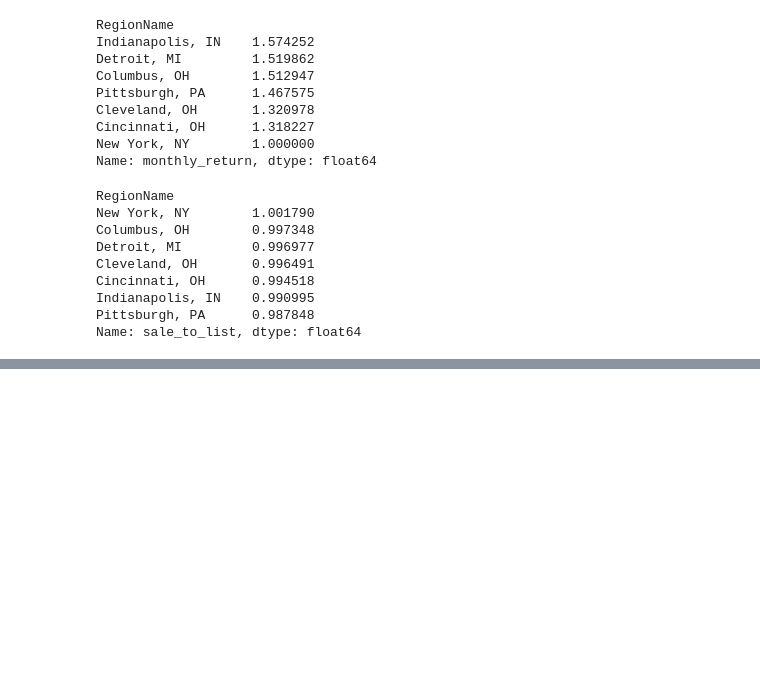
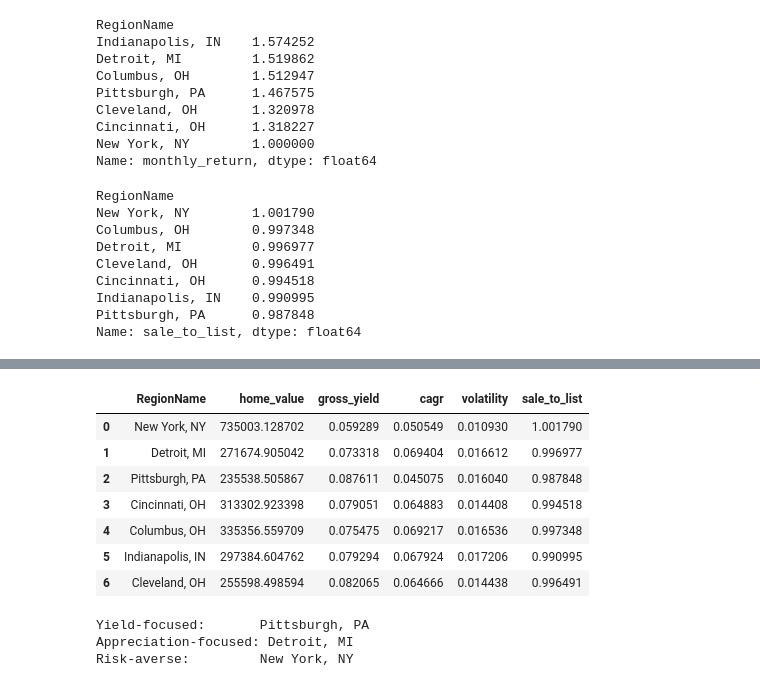
Before and after one commit to mrudangjikar/metro-housing-analysis, a Jupyter notebook: notebooks/metro_analysis.ipynb, the cells around one changed output, grey strips where cells are left out. Saved outputs shown, nothing was run; the diff lists cells and outputs as text; code cells hidden in the pictures; blank space fills up the shorter version.

Commit message:
Build summary table with risk-adjusted metrics and investor recommendations

```diff
--- a/notebooks/metro_analysis.ipynb
+++ b/notebooks/metro_analysis.ipynb
@@ -297,3 +297,6 @@ Cincinnati, OH      0.994518
 Indianapolis, IN    0.990995
 Pittsburgh, PA      0.987848
 Name: sale_to_list, dtype: float64
+# %%
+summary = latest[["RegionName", "home_value", "gross_yield"]].copy()
+summary
@@ -299,0 +312,3 @@ Name: sale_to_list, dtype: float64
+# %%
+summary = summary.merge(growth[["RegionName", "cagr"]], on="RegionName")
+summary
@@ -299,0 +324,4 @@ Name: sale_to_list, dtype: float64
+# %%
+vol_df = volatility.reset_index()
+vol_df.columns = ["RegionName", "volatility"]
+vol_df
@@ -299,0 +337,3 @@ Name: sale_to_list, dtype: float64
+# %%
+summary = summary.merge(vol_df, on="RegionName")
+summary
@@ -299,0 +349,22 @@ Name: sale_to_list, dtype: float64
+# %%
+liq_df = liquidity.reset_index()
+liq_df.columns = ["RegionName", "sale_to_list"]
+summary = summary.merge(liq_df, on="RegionName")
+summary
+# %% [output]
+|  | RegionName | home_value | gross_yield | cagr | volatility | sale_to_list |
+| 0 | New York, NY | 735003.128702 | 0.059289 | 0.050549 | 0.010930 | 1.001790 |
+| 1 | Detroit, MI | 271674.905042 | 0.073318 | 0.069404 | 0.016612 | 0.996977 |
+| 2 | Pittsburgh, PA | 235538.505867 | 0.087611 | 0.045075 | 0.016040 | 0.987848 |
+| 3 | Cincinnati, OH | 313302.923398 | 0.079051 | 0.064883 | 0.014408 | 0.994518 |
+| 4 | Columbus, OH | 335356.559709 | 0.075475 | 0.069217 | 0.016536 | 0.997348 |
+| 5 | Indianapolis, IN | 297384.604762 | 0.079294 | 0.067924 | 0.017206 | 0.990995 |
+| 6 | Cleveland, OH | 255598.498594 | 0.082065 | 0.064666 | 0.014438 | 0.996491 |
+# %%
+print("Yield-focused:      ", summary.loc[summary["gross_yield"].idxmax(), "RegionName"])
+print("Appreciation-focused:", summary.loc[summary["cagr"].idxmax(), "RegionName"])
+print("Risk-averse:        ", summary.loc[summary["volatility"].idxmin(), "RegionName"])
+# %% [output]
+Yield-focused:       Pittsburgh, PA
+Appreciation-focused: Detroit, MI
+Risk-averse:         New York, NY
```
Also changed, not shown: parts of 6 cells of this notebook, 1 other file.
